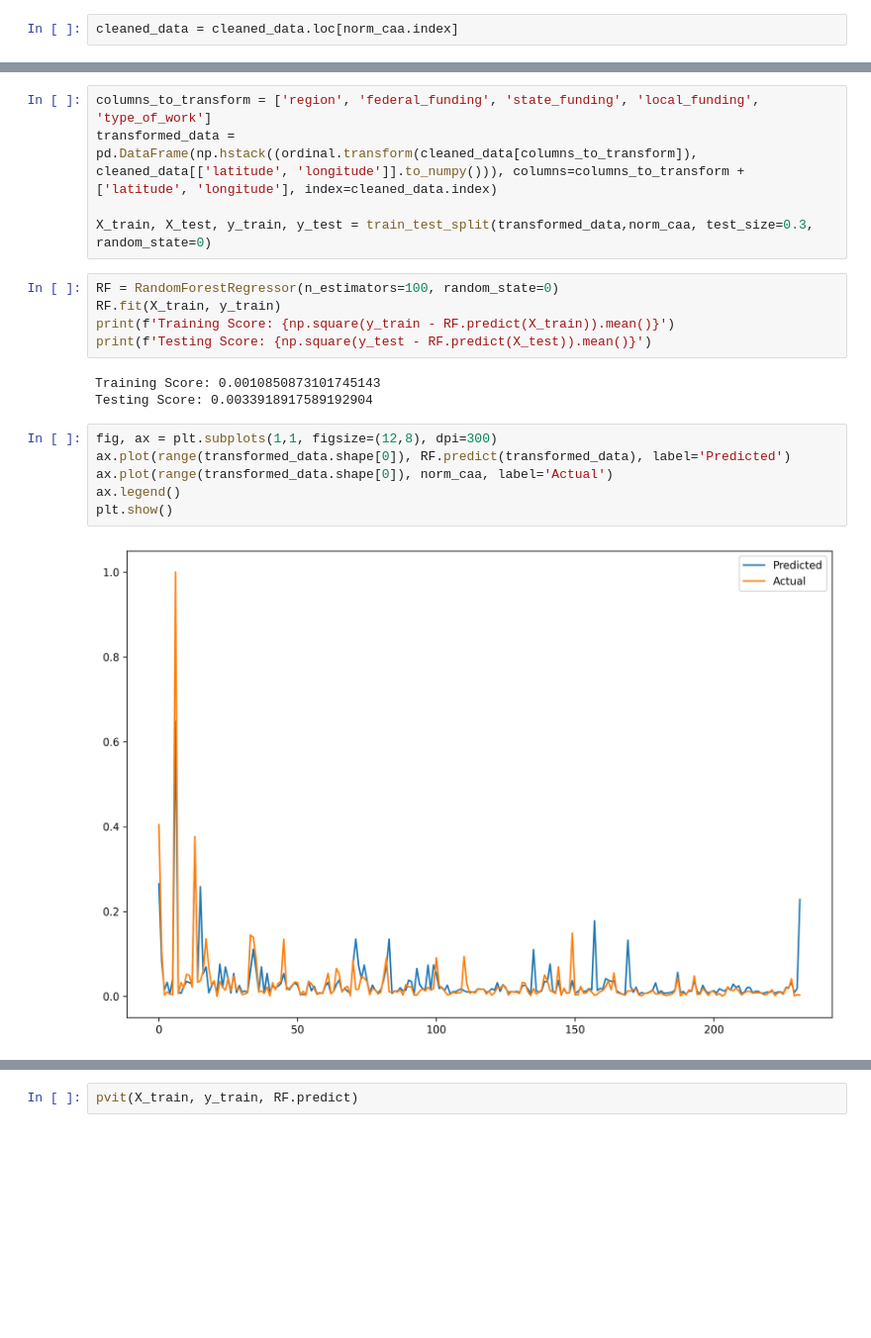
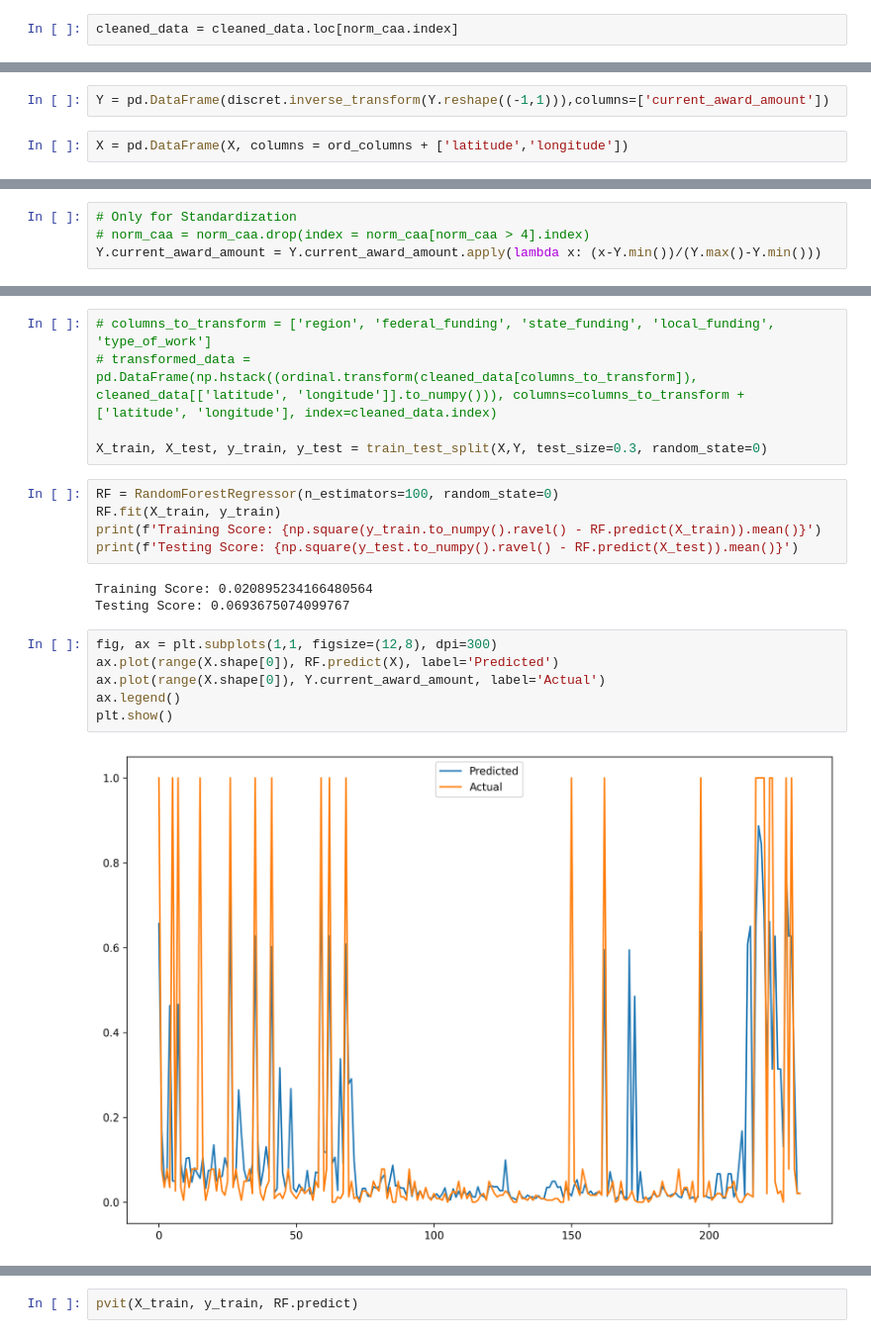
Before and after one commit to AVelaryon/GIS-Exploration, a Jupyter notebook: GISPRoj.ipynb, the cells around one changed output, grey strips where cells are left out. Shown: that part at 99% size. Drawn from its saved outputs; the diff is of its cells as text; blank space fills up the shorter version.

```diff
--- a/GISPRoj.ipynb
+++ b/GISPRoj.ipynb
@@ -495,0 +528,4 @@ cleaned_data = cleaned_data.loc[norm_caa.index]
+# %%
+Y = pd.DataFrame(discret.inverse_transform(Y.reshape((-1,1))),columns=['current_award_amount'])
+# %%
+X = pd.DataFrame(X, columns = ord_columns + ['latitude','longitude'])
@@ -495,0 +548,4 @@ cleaned_data = cleaned_data.loc[norm_caa.index]
+# %%
+# Only for Standardization
+# norm_caa = norm_caa.drop(index = norm_caa[norm_caa > 4].index)
+Y.current_award_amount = Y.current_award_amount.apply(lambda x: (x-Y.min())/(Y.max()-Y.min()))
@@ -496,21 +568,21 @@ cleaned_data = cleaned_data.loc[norm_caa.index]
 # %%
-columns_to_transform = ['region', 'federal_funding', 'state_funding', 'local_funding', 'type_of_work']
-transformed_data = pd.DataFrame(np.hstack((ordinal.transform(cleaned_data[columns_to_transform]), cleaned_data[['latitude', 'longitude']].to_numpy())), columns=columns_to_transform + ['latitude', 'longitude'], index=cleaned_data.index)
+# columns_to_transform = ['region', 'federal_funding', 'state_funding', 'local_funding', 'type_of_work']
+# transformed_data = pd.DataFrame(np.hstack((ordinal.transform(cleaned_data[columns_to_transform]), cleaned_data[['latitude', 'longitude']].to_numpy())), columns=columns_to_transform + ['latitude', 'longitude'], index=cleaned_data.index)
 
-X_train, X_test, y_train, y_test = train_test_split(transformed_data,norm_caa, test_size=0.3, random_state=0)
+X_train, X_test, y_train, y_test = train_test_split(X,Y, test_size=0.3, random_state=0)
 # %%
 RF = RandomForestRegressor(n_estimators=100, random_state=0)
 RF.fit(X_train, y_train)
-print(f'Training Score: {np.square(y_train - RF.predict(X_train)).mean()}')
-print(f'Testing Score: {np.square(y_test - RF.predict(X_test)).mean()}')
+print(f'Training Score: {np.square(y_train.to_numpy().ravel() - RF.predict(X_train)).mean()}')
+print(f'Testing Score: {np.square(y_test.to_numpy().ravel() - RF.predict(X_test)).mean()}')
 # %% [output]
-Training Score: 0.0010850873101745143
-Testing Score: 0.0033918917589192904
+Training Score: 0.020895234166480564
+Testing Score: 0.0693675074099767
 # %%
 fig, ax = plt.subplots(1,1, figsize=(12,8), dpi=300)
-ax.plot(range(transformed_data.shape[0]), RF.predict(transformed_data), label='Predicted')
-ax.plot(range(transformed_data.shape[0]), norm_caa, label='Actual')
+ax.plot(range(X.shape[0]), RF.predict(X), label='Predicted')
+ax.plot(range(X.shape[0]), Y.current_award_amount, label='Actual')
 ax.legend()
 plt.show()
 # %% [output]
-[figure, old version]
+[figure, new version]
```
Also changed, not shown: parts of 22 cells of this notebook.
